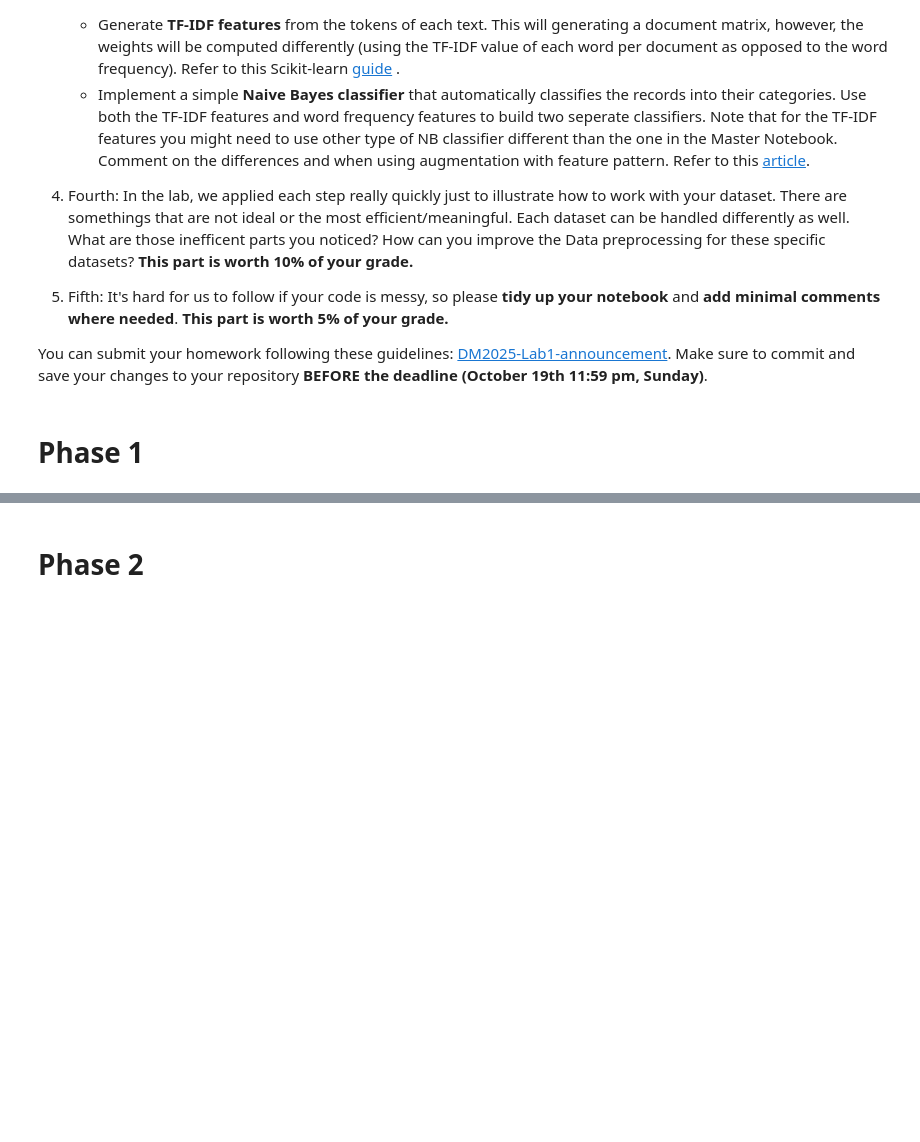
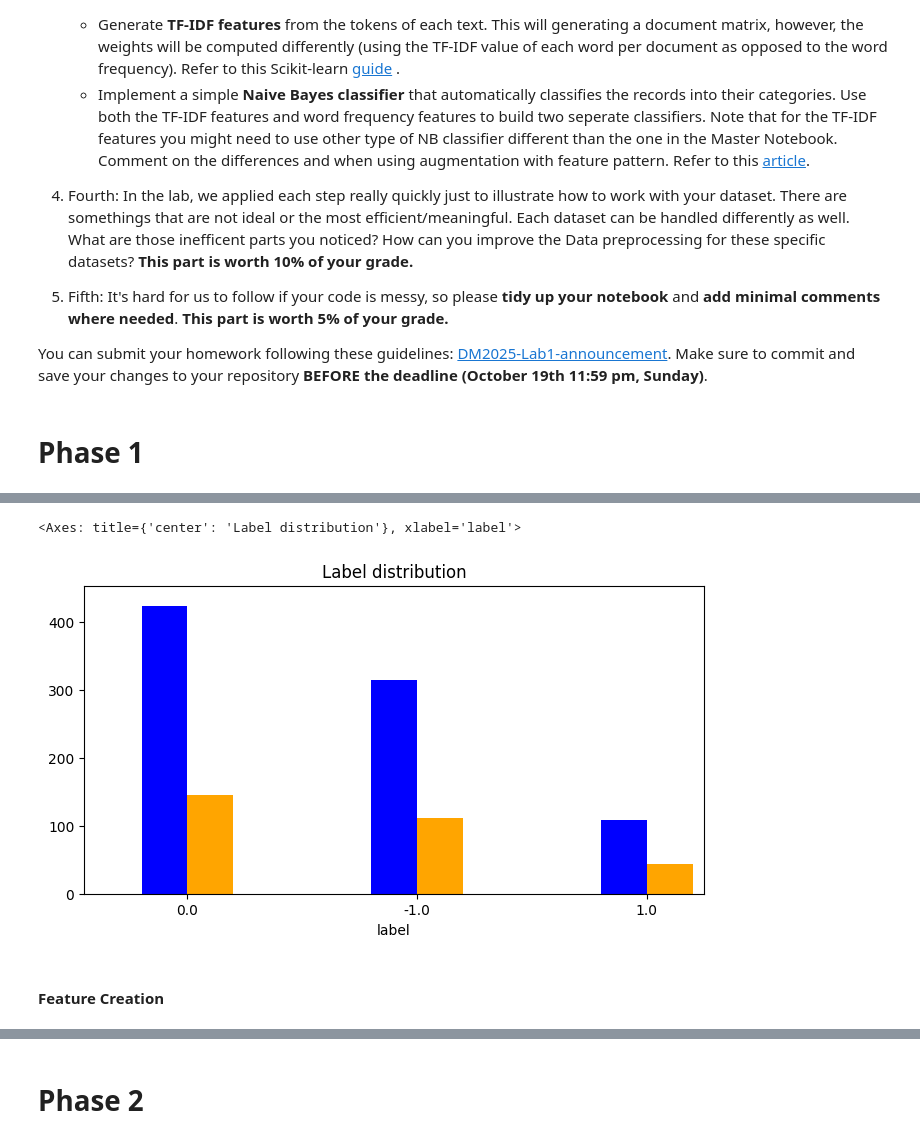
Before and after one commit to Ubereats9481/DM2025-Lab1-Exercise, a Jupyter notebook: DM2025-Lab1-Homework.ipynb, the cells around one changed output, grey strips where cells are left out. Cells and saved outputs as stored; diff of their text form; code cells hidden in the pictures; blank space fills up the shorter version.

```diff
--- a/DM2025-Lab1-Homework.ipynb
+++ b/DM2025-Lab1-Homework.ipynb
@@ -62,0 +208,2 @@ You can submit your homework following these guidelines: [DM2025-Lab1-announceme
+# %%
+data_sample = data.sample(n=300, random_state=42)
@@ -62,0 +225,15 @@ You can submit your homework following these guidelines: [DM2025-Lab1-announceme
+# %%
+# Exercise 8:
+data_sample.label.value_counts().plot(kind = 'bar', width=0.2,
+                                           title = 'Label distribution',
+                                           ylim = [0, data.label.value_counts().max()+30],
+                                           rot = 0, fontsize = 10, figsize = (8,4), color="orange", position=0)
+data.label.value_counts().plot(kind = 'bar', width=0.2,
+                                    title = 'Label distribution',
+                                    ylim = [0, data.label.value_counts().max()+30],
+                                    rot = 0, fontsize = 10, figsize = (8,4), color="blue", position=1)
+# %% [output]
+<Axes: title={'center': 'Label distribution'}, xlabel='label'>
+[figure, added]
+# %% [markdown]
+#### Feature Creation
```
Also changed, not shown: parts of 35 cells of this notebook.
